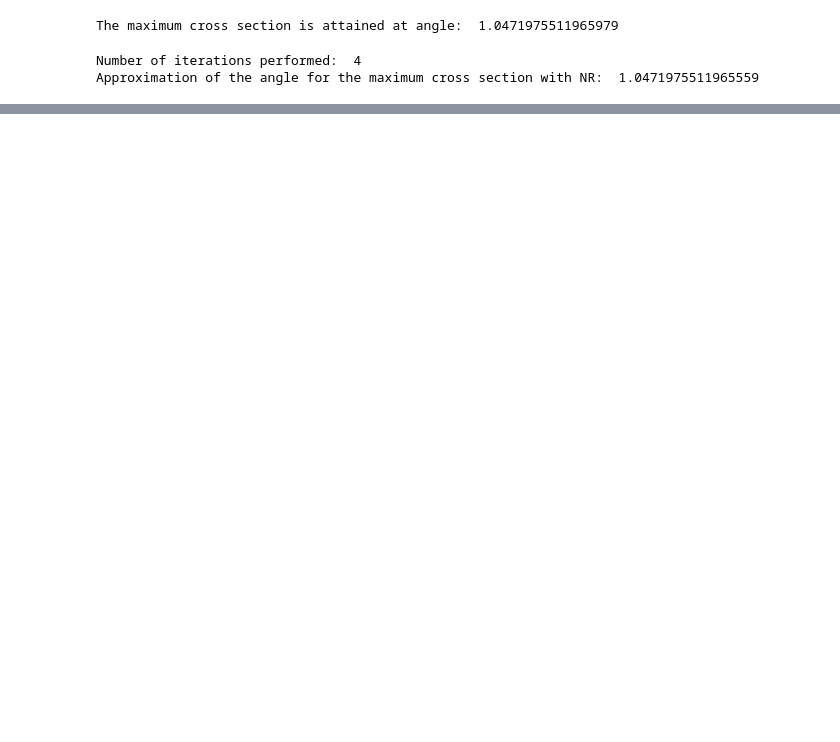
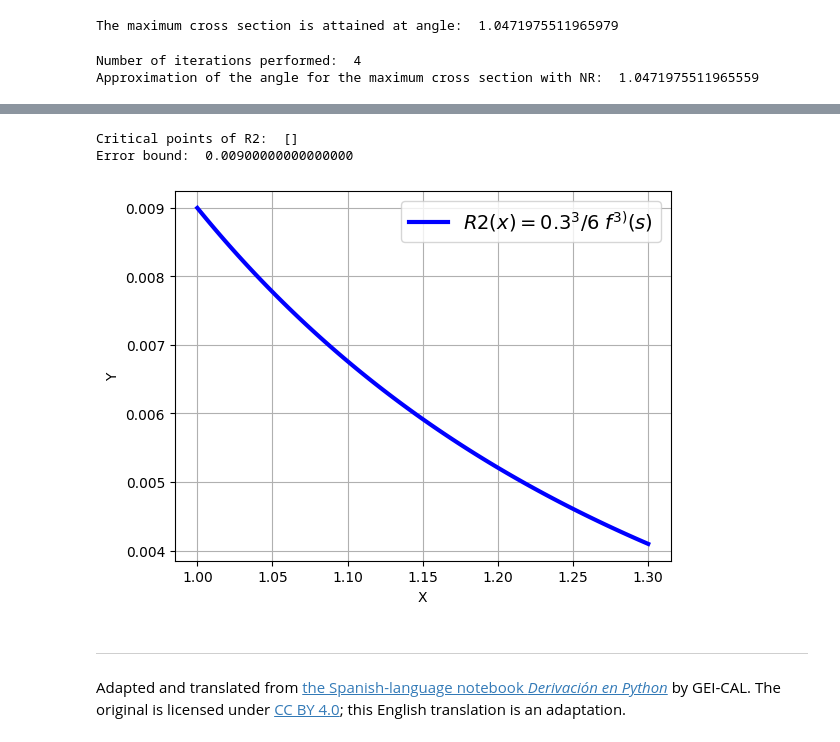
Before and after one commit to GEI-CAL/JB-Calculus1-eng-UDC, a Jupyter notebook: chapters/05/05.Differentiation.ipynb, the cells around one changed output, grey strips where cells are left out. Drawn from its saved outputs; the diff is of its cells as text; code cells hidden in the pictures; blank space fills up the shorter version.

Commit message:
Translate Python calculus notebooks
Co-authored-by: Copilot <223556219+Copilot@users.noreply.github.com>

Co-authored-by: copilot-swe-agent[bot] <198982749+Copilot@users.noreply.github.com>

```diff
--- a/chapters/05/05.Differentiation.ipynb
+++ b/chapters/05/05.Differentiation.ipynb
@@ -148,0 +248,30 @@ In Section {ref}`sec_Taylor` you can see how this function is applied to a speci
+# %%
+R2_exp_xfijo = R2_exp.subs({x:1.3})
+R2 = sp.Lambda (t, R2_exp_xfijo)
+
+# Check that R2 has no critical points
+critical_points_R2 = sp.solve (sp.diff(R2(t),t))
+print('critical_points_R2: ',critical_points_R2)
+
+# Find the maximum absolute value of R2 by comparing its values at the interval endpoints
+error_bound = sp.Max( sp.Abs(R2(1.)), sp.Abs(R2(1.3)) )
+
+print('Error bound: ',error_bound)
+
+# Plot R2 on [1,1.3]
+R2_vec = sp.lambdify(t,R2_exp_xfijo)
+s1 = np.linspace(1, 1.3, 100)
+R2_s1 = R2_vec(s1)
+plt.plot(s1, R2_s1, c='b', lw='3',  label='$R_2(t)=0.3^3/6 f^{(3)}(t)$')
+plt.ylabel('Y', fontsize=10)
+plt.xlabel('X', fontsize=10)
+plt.grid()
+plt.legend(prop={'size': 14})
+plt.show()
+# %% [output]
+Critical points of R2:  []
+Error bound:  0.00900000000000000
+[figure, added]
+# %% [markdown]
+---
+Adapted and translated from [the Spanish-language notebook *Derivación en Python*](https://github.com/GEI-CAL/JB-Calculo1-UDC/blob/main/capitulos/05/05.Derivacion.ipynb) by GEI-CAL. The original is licensed under [CC BY 4.0](https://creativecommons.org/licenses/by/4.0/); this English translation is an adaptation.
```
Also changed, not shown: parts of 15 cells of this notebook, 1 other file.
